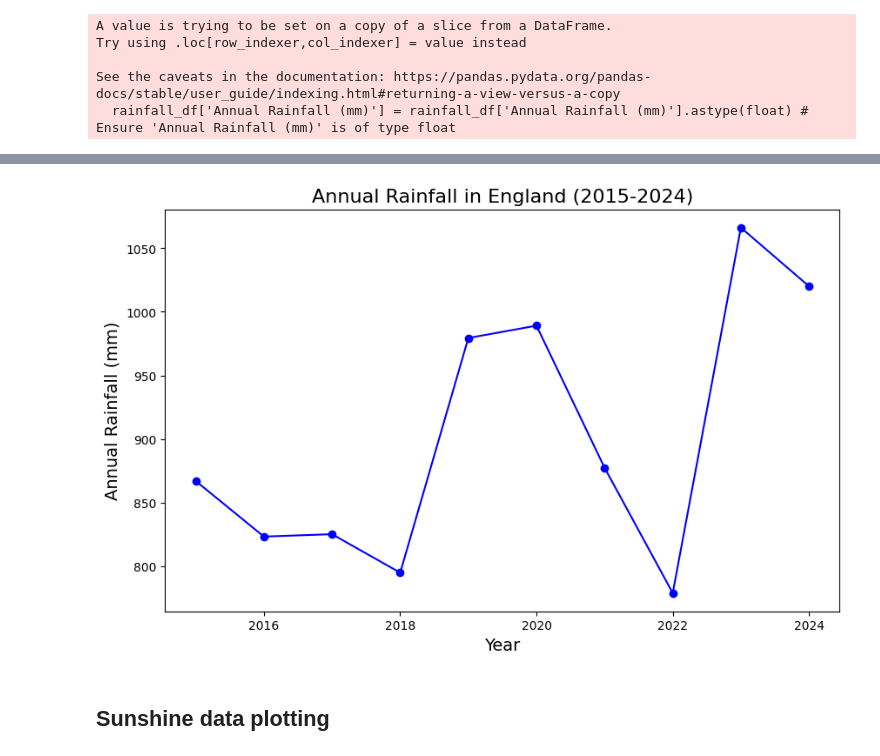
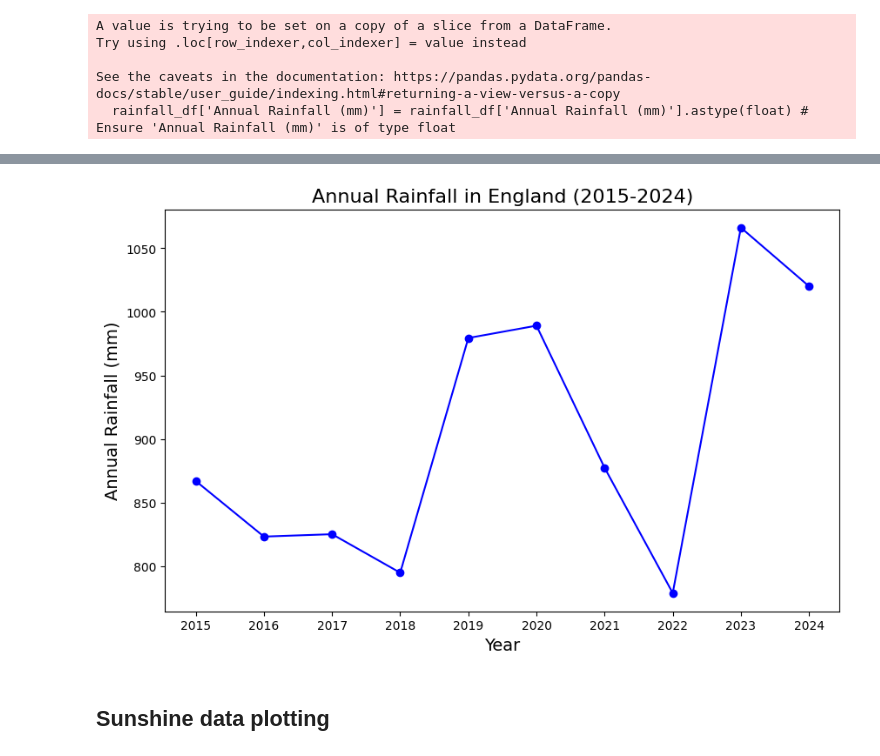
Before and after one commit to KiaraMartin/Final_Project_for_Peckham_DAZ_Introduction_to_Data_Science, a Jupyter notebook: Final_Project_V1.ipynb, the cells around one changed output, grey strips where cells are left out. Cells and saved outputs as stored; diff of their text form; code cells hidden in the pictures.

```diff
--- a/Final_Project_V1.ipynb
+++ b/Final_Project_V1.ipynb
@@ -704,18 +722,20 @@ See the caveats in the documentation: https://pandas.pydata.org/pandas-docs/stab
 # %%
 # Replotting rainfall data to visualise trends
 
 x_rainfall = rainfall_df['Year'] # Extract the 'Year' column from the Rainfall DataFrame
 y_rainfall = rainfall_df['Annual Rainfall (mm)'] # Extract the 'Annual Rainfall (mm)' column from the Rainfall DataFrame
 
 fig, ax = plt.subplots(figsize=(10, 6)) # Create a figure and axis for the plot
 ax.plot(x_rainfall, y_rainfall, marker='o', linestyle='-', color='blue') # Plot the rainfall data with markers and a line
 ax.set_title('Annual Rainfall in England (2015-2024)', fontsize=16) # Set the title of the plot
+
+ax.set_xticks(rainfall_df['Year'])
 ax.set_xlabel('Year', fontsize=14) # Set the x-axis label
 ax.set_ylabel('Annual Rainfall (mm)', fontsize=14) # Set the y-axis label
 
 plt.show() # Display the plot
 # %% [output]
-[figure, old version]
+[figure, new version]
 # %%
 # Plotting of rainfall data is now correct and visualises trends effectively
 # %% [markdown]
```
Also changed, not shown: parts of 17 cells of this notebook.
